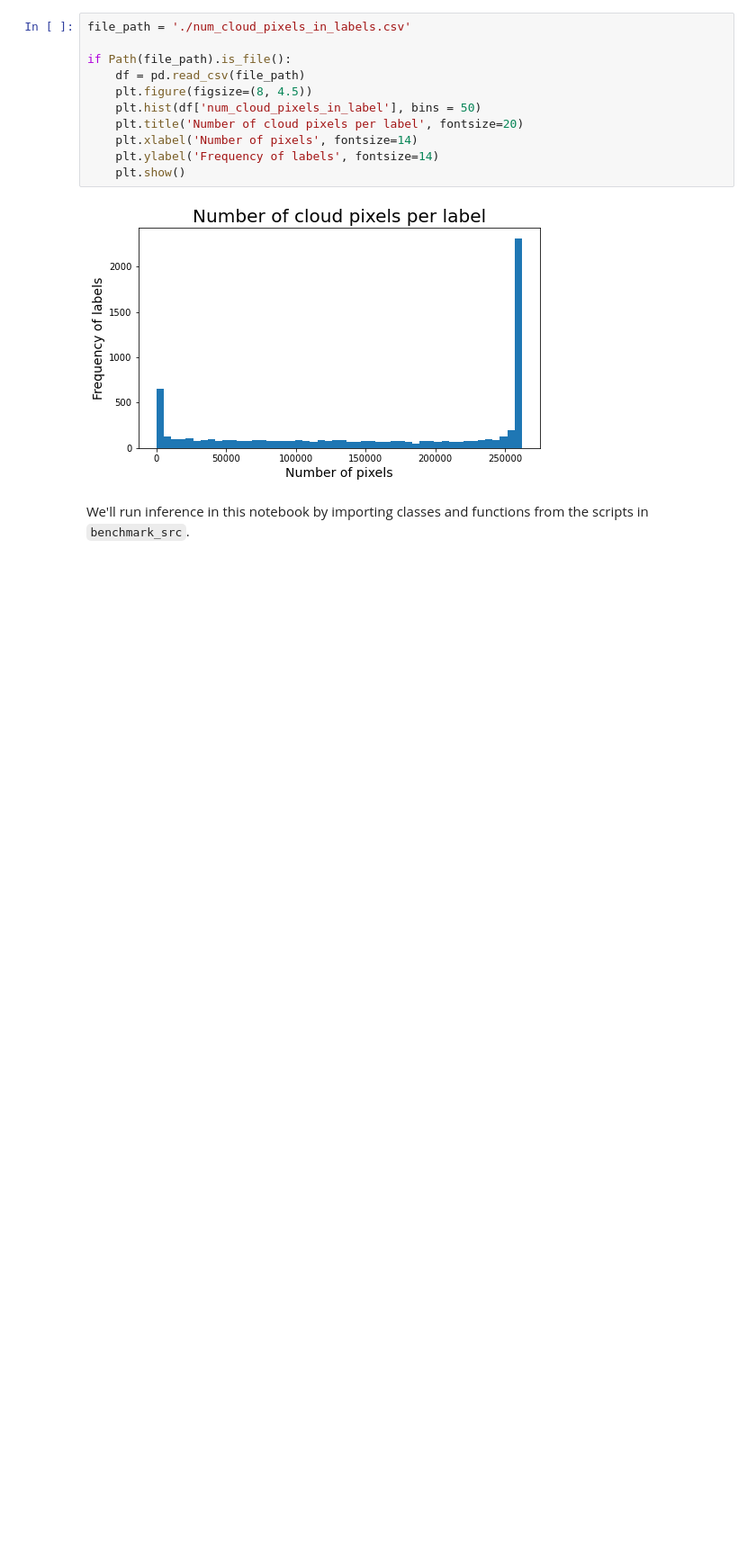
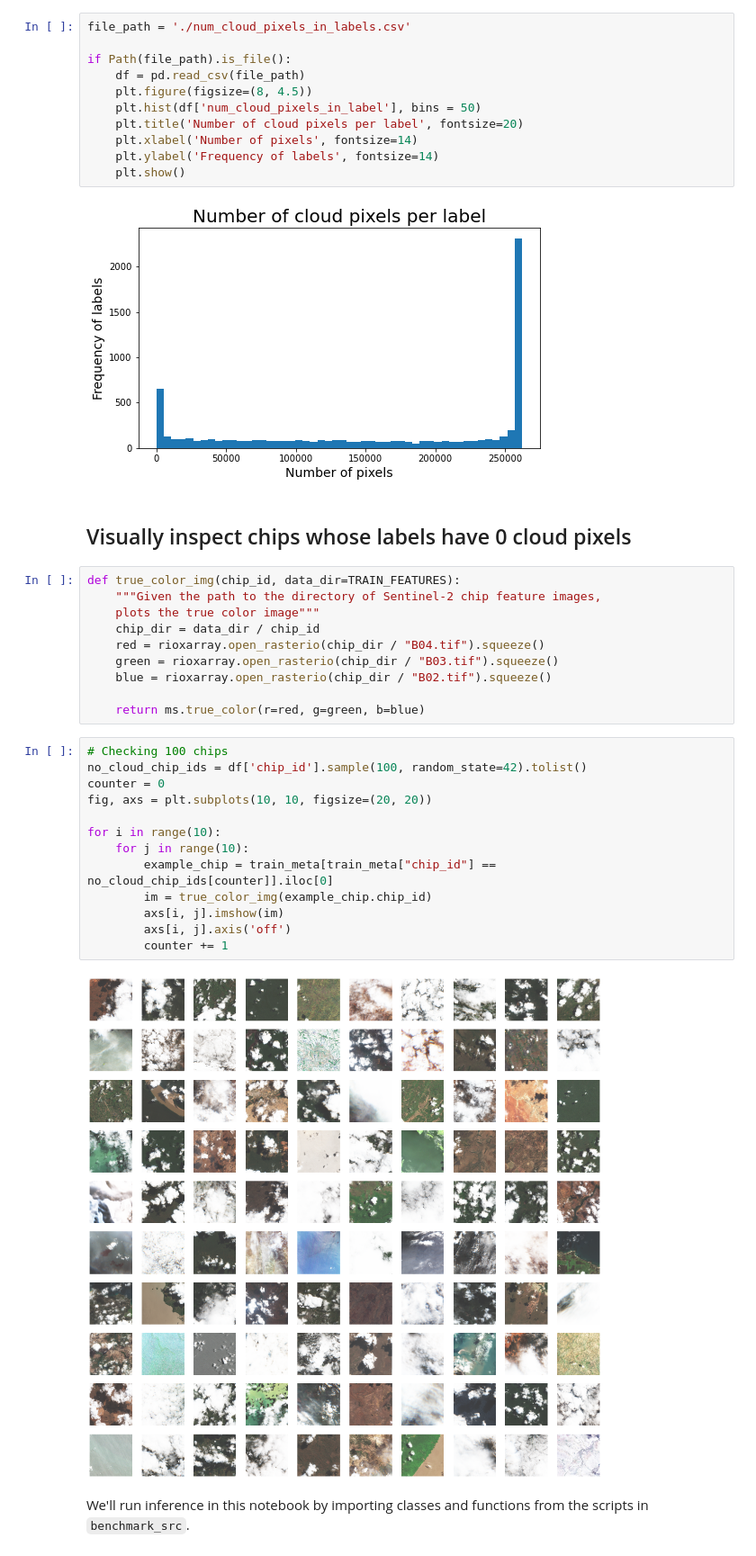
Before and after one commit to kurteulau/ucb_mids_w207_final_project, a Jupyter notebook: notebooks/tutorial_benchmark-Copy2.ipynb, the cells around one changed output. Shown at 90% size. Drawn from its saved outputs; the diff is of its cells as text; blank space fills up the shorter version.

Commit message:
Visually inspect 100 chips w/ 0 cloud pixels labeled

```diff
--- a/notebooks/tutorial_benchmark-Copy2.ipynb
+++ b/notebooks/tutorial_benchmark-Copy2.ipynb
@@ -499,6 +502,33 @@ if Path(file_path).is_file():
     plt.show()
 # %% [output]
 [figure]
+# %% [markdown]
+## Visually inspect chips whose labels have 0 cloud pixels
+# %%
+def true_color_img(chip_id, data_dir=TRAIN_FEATURES):
+    """Given the path to the directory of Sentinel-2 chip feature images,
+    plots the true color image"""
+    chip_dir = data_dir / chip_id
+    red = rioxarray.open_rasterio(chip_dir / "B04.tif").squeeze()
+    green = rioxarray.open_rasterio(chip_dir / "B03.tif").squeeze()
+    blue = rioxarray.open_rasterio(chip_dir / "B02.tif").squeeze()
+
+    return ms.true_color(r=red, g=green, b=blue)
+# %%
+# Checking 100 chips
+no_cloud_chip_ids = df['chip_id'].sample(100, random_state=42).tolist()
+counter = 0
+fig, axs = plt.subplots(10, 10, figsize=(20, 20))
+
+for i in range(10):
+    for j in range(10):
+        example_chip = train_meta[train_meta["chip_id"] == no_cloud_chip_ids[counter]].iloc[0]
+        im = true_color_img(example_chip.chip_id)
+        axs[i, j].imshow(im)
+        axs[i, j].axis('off')
+        counter += 1
+# %% [output]
+[figure, added]
 # %% [markdown]
 We'll run inference in this notebook by importing classes and functions from the scripts in `benchmark_src`.
 # %%
```
Also changed, not shown: parts of 2 cells of this notebook, 3 other files.
